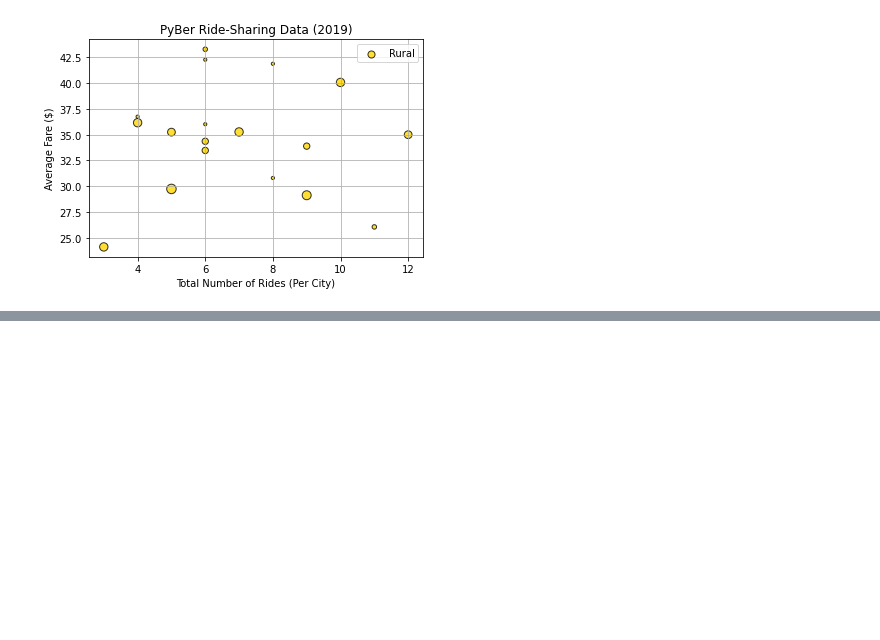
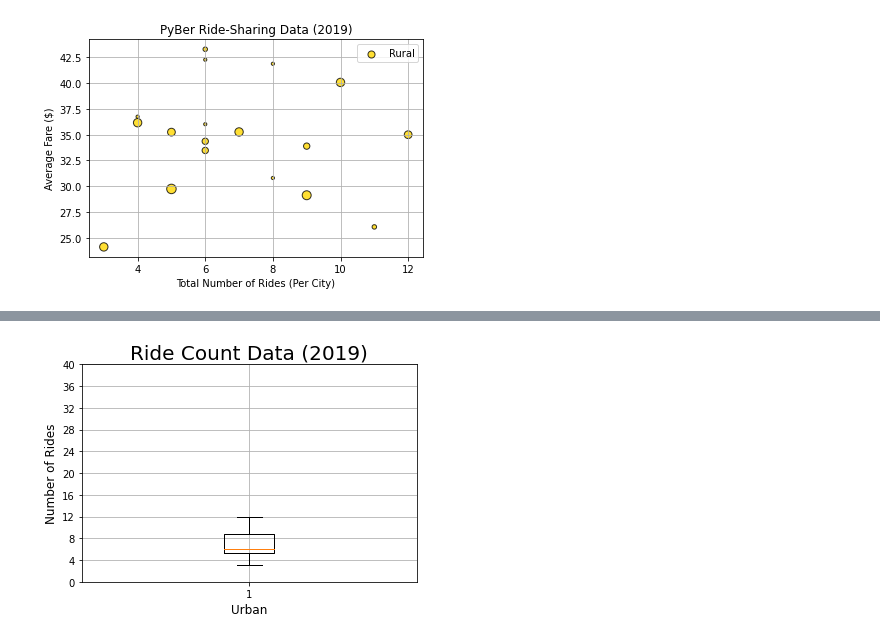
Before and after one commit to ian-zukowski/PyBer_Analysis_practice_M5, a Jupyter notebook: PyBer_Analysis_5.3_5.4.ipynb, the cells around one changed output, grey strips where cells are left out. Drawn from its saved outputs; the diff is of its cells as text; code cells hidden in the pictures; blank space fills up the shorter version.

```diff
--- a/Untitled.ipynb
+++ b/PyBer_Analysis_5.3_5.4.ipynb
@@ -334,0 +503,12 @@ plt.show()
+# %%
+plt.boxplot(rural_ride_count)
+
+plt.title('Ride Count Data (2019)', fontsize=20)
+plt.xlabel('Urban', fontsize=12)
+plt.ylabel('Number of Rides', fontsize=12)
+
+plt.yticks(np.arange(0,41,4))
+
+plt.grid()
+# %% [output]
+[figure, added]
```
Also changed, not shown: parts of 25 cells of this notebook, 3 other files.
